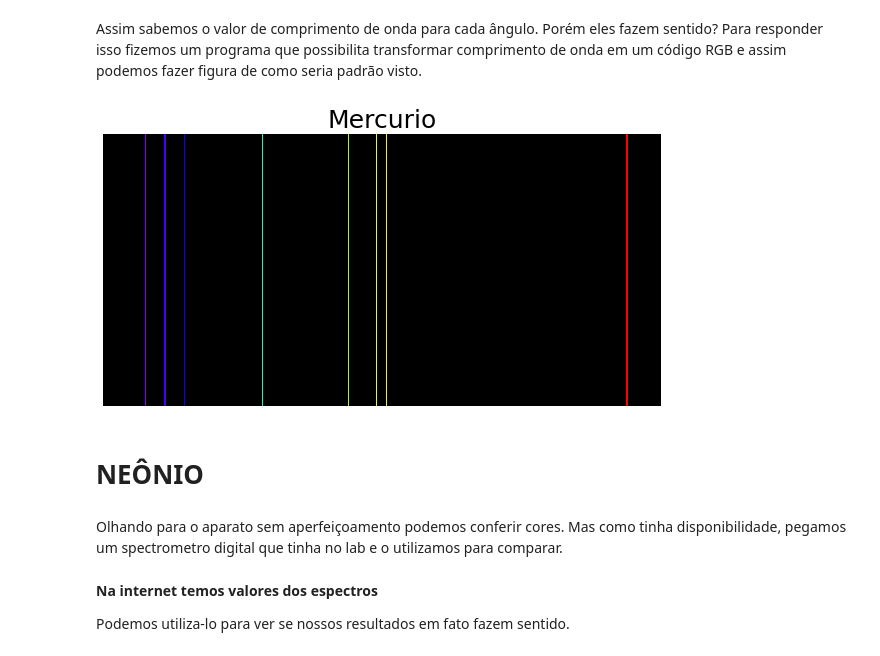
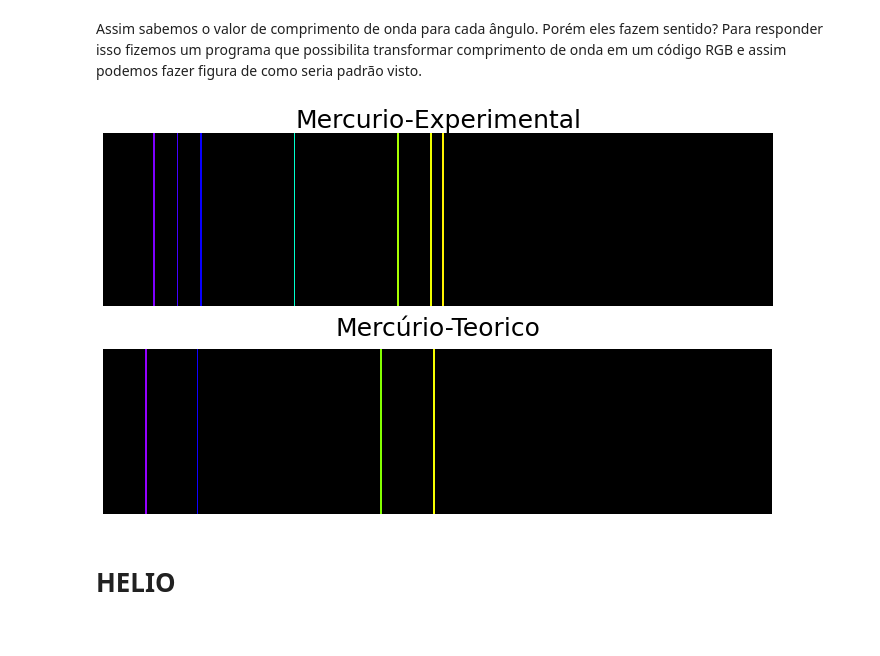
Before and after one commit to PassosSouza/Espectroscopia, a Jupyter notebook: AnaliseDados-Espectrometro.ipynb, the cells around one changed output. Cells and saved outputs as stored; diff of their text form; code cells hidden in the pictures.

```diff
--- a/AnaliseDados-Espectrometro.ipynb
+++ b/AnaliseDados-Espectrometro.ipynb
@@ -185,7 +185,7 @@ a = 10/6*10**(-6)#linhas/m
 
 grausi=np.array([14+5/60,15+20/60,17+16/60,23.5+5/60])#hidrogenio
 
-egrausi=np.ones(len(grausi))*0.5/60
+egrausi=np.ones(len(grausi))*2/60
 #para contas a seguir defini n como 1, fato de aproximação
 lamb = np.ones(len(grausi))
 elamb = np.ones(len(grausi))
@@ -195,11 +195,12 @@ for i in range(len(grausi)):
     l=abs((a*np.sin(np.radians(grausi[i])))*10**(9))
     if l>=100 and l<= 850:
         lamb[i]=l
-        elamb[i]=a*np.cos(np.radians(grausi[i]))*egrausi[i]*10**9
+        elamb[i]=a*np.cos(np.radians(grausi[i]))*np.radians(egrausi[i])*10**9
 
 #fazer tabela
 print(r'Ângulo (graus) & Comprimento de Onda calculado (nm)\\ ')
 for i in range(len(grausi)):
-    print(f'{round(grausi[i],3)}({int(round(egrausi[i]*1000,3))}) & {int(round(lamb[i],-1))}({int(round(elamb[i],-1))}) \\\ ')
+    print(f'{round(grausi[i],3)}({int(round(egrausi[i]*1000,3))}) & {int(round(lamb[i],1))}({int(round(elamb[i],1)*10)}) \\\ ')
+print(elamb)
 # %% [output]
 Ângulo (graus) & Comprimento de Onda calculado (nm)\\
@@ -252,7 +308,8 @@ plt.savefig(f'Experimento-Hidrogenio.png',dpi=100)
 # %%
 a = 10/6*10**(-6)#linhas/m
 
-grausi=np.array([14.250,14.750,15.250,17.250,19.500,20.250,20.500,27.000])#mercurio
+grausi=np.array([14.250,14.750,15.250,17.250,19.500,20.250,20.500,32.000])#mercurio
+
 egrausi=np.ones(len(grausi))
 #para contas a seguir defini n como 1, fato de aproximação
 lamb = np.ones(len(grausi))
@@ -261,14 +318,16 @@ n=0
 for i in range(len(grausi)):
     n=1
     l=abs((a*np.sin(np.radians(grausi[i])))*10**(9))
-    egrausi[i]=0.5/60
+    egrausi[i]=2/60
     if l>=100 and l<= 850:
         lamb[i]=l
-        elamb[i]=a*np.cos(np.radians(grausi[i]))*egrausi[i]*10**9
+        elamb[i]=a*np.cos(np.radians(grausi[i]))*np.radians(egrausi[i])*10**9
 
 #fazer tabela
 print(r'Ângulo (graus) & Comprimento de Onda calculado (nm)\\ ')
 for i in range(len(grausi)):
-    print(f'{round(grausi[i],3)}({int(round(egrausi[i]*1000,3))}) & {int(round(lamb[i],-1))}({int(round(elamb[i],-1))}) \\\ ')
+    print(f'{round(grausi[i],3)}({int(round(egrausi[i]*1000,3))}) & {int(round(lamb[i],1))}({int(round(elamb[i],1)*10)}) \\\ ')
+
+print(elamb)
 # %% [output]
 Ângulo (graus) & Comprimento de Onda calculado (nm)\\
@@ -283,48 +344,72 @@ for i in range(len(grausi)):
 # %% [markdown]
 Assim sabemos o valor de comprimento de onda para cada ângulo. Porém eles fazem sentido? Para responder isso fizemos um programa que possibilita transformar comprimento de onda em um código RGB e assim podemos fazer figura de como seria padrão visto.
 # %%
+lm=np.array([405,436,546,578])
 desenho = np.linspace(380,780,401)
-
+desenhom = np.linspace(380,780,401)
 Lamb = lamb.copy()
+LambM = lm.copy()
 for i in range(len(desenho)):
     u=0
     for j in range(len(Lamb)):
         if abs(int(Lamb[j]))!=int(desenho[i]):
             u+=1
         else:
             Lamb[j]=100
-            u=-5
+            u=-70
     if u>=j:
         desenho[i]=100
+for i in range(len(desenhom)):
+    u=0
+    for j in range(len(LambM)):
+        if abs(int(LambM[j]))!=int(desenhom[i]):
+            u+=1
+        else:
+            LambM[j]=100
+            u=-70
+    if u>=j:
+        desenhom[i]=100
 
 #Exemplo NOVO
-fig, ax = plt.subplots(figsize=(10, 5))
-ax.set_xlim(0, len(desenho))
-ax.set_ylim(0, 1)
+fig, ax = plt.subplots(2,1,figsize=(12, 7))
+ax[0].set_xlim(0, len(desenho))
+ax[0].set_ylim(0, 1)
 
 # Plotar colunas coloridas
 for i, comprimento in enumerate(desenho):
     red, green, blue = comprimento_onda_para_rgb(comprimento)
     cor_rgb = (red/255, green/255, blue/255)
-    ax.bar(i, 2, color=cor_rgb,width=1)
+    ax[0].bar(i, 2, color=cor_rgb,width=1)
 # Ajustar os limites do eixo x
-ax.set_xlim(-0.5, len(desenho) - 0.5)
+ax[0].set_xlim(-0.5, len(desenho) - 0.5)
 # Configurar os rótulos do eixo x
-ax.set_xticks(range(len(desenho)))
-ax.set_xticklabels(desenho)
+ax[0].set_xticks(range(len(desenho)))
+ax[0].set_xticklabels(desenho)
 
 # Exibir a figura
-ax.set_title(f'Mercurio', fontsize=25, color='black')
+ax[0].set_title(f'Mercurio-Experimental', fontsize=25, color='black')
 
-ax.axis('off')
+ax[0].axis('off')
+
+for i, comprimento in enumerate(desenhom):
+    if comprimento!=100:
+        red, green, blue = comprimento_onda_para_rgb(comprimento)
+        cor_rgb = (red/255, green/255, blue/255)
+    else:
+        cor_rgb=(0,0,0)
+    ax[1].bar(i, 2, color=cor_rgb,width=1)
+# Ajustar os limites do eixo x
+ax[1].set_xlim(-0.5, len(desenhom - 0.5))
+# Configurar os rótulos do eixo x
+ax[1].set_xticks(range(len(desenhom)))
+ax[1].set_xticklabels(desenhom)
+
+# Exibir a figura
+ax[1].set_title(f'Mercúrio-Teorico', fontsize=25, color='black')
+
+ax[1].axis('off')
 plt.savefig(f'Experimento-Mercurio.png',dpi=100)
 # %% [output]
-[figure, old version]
+[figure, new version]
 # %% [markdown]
-# NEÔNIO
+# HELIO
-# %% [markdown]
-Olhando para o aparato sem aperfeiçoamento podemos conferir cores. Mas como tinha disponibilidade, pegamos um spectrometro digital que tinha no lab e o utilizamos para comparar.
-# %% [markdown]
-**Na internet temos valores dos espectros**
-
-Podemos utiliza-lo para ver se nossos resultados em fato fazem sentido.
```
Also changed, not shown: parts of 11 cells of this notebook.
